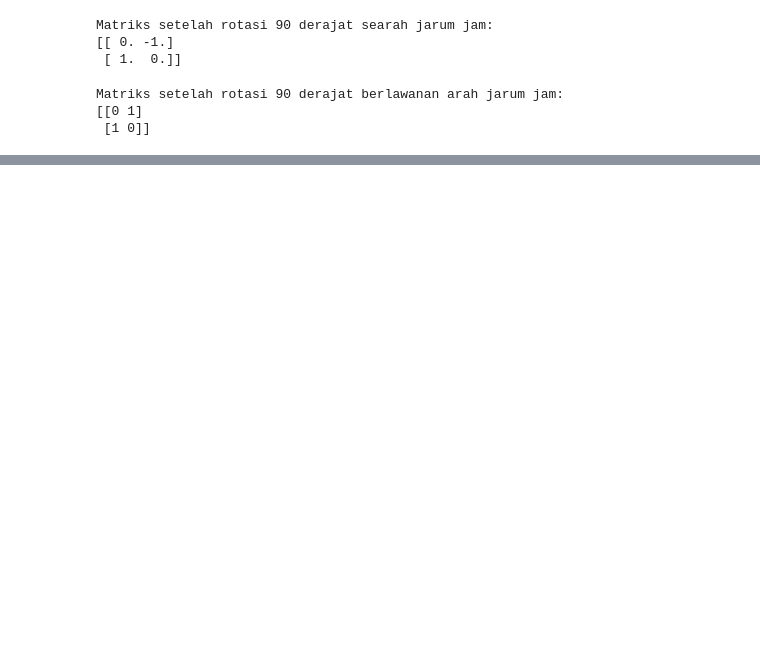
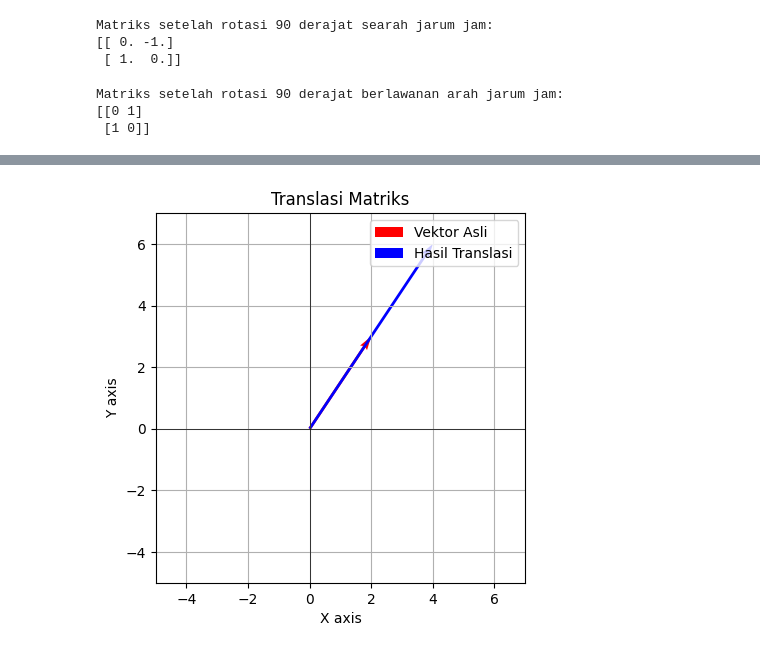
Before and after one commit to AmeliaSafitri/Alin, a Jupyter notebook: _sources/Transformasi.ipynb, the cells around one changed output, grey strips where cells are left out. Saved outputs shown, nothing was run; the diff lists cells and outputs as text; code cells hidden in the pictures; blank space fills up the shorter version.

```diff
--- a/_sources/Transformasi.ipynb
+++ b/_sources/Transformasi.ipynb
@@ -286,0 +380,33 @@ Titik setelah translasi: [1 1]
+# %%
+import numpy as np
+import matplotlib.pyplot as plt
+
+# Matriks translasi
+translation_matrix = np.array([[1, 0, 2], [0, 1, 3], [0, 0, 1]])  # Translasi sebesar (2, 3)
+
+# Vektor asli (ditambahkan dimensi ke-3 untuk koordinat homogen)
+original_vector_homogeneous = np.array([2, 3, 1])
+
+# Menerapkan translasi menggunakan matriks
+translated_vector_homogeneous = np.dot(translation_matrix, original_vector_homogeneous)
+
+# Ambil hasil translasi dari koordinat homogen dan hilangkan dimensi ke-3
+translated_vector = translated_vector_homogeneous[:2]
+
+# Plot vektor asli dan hasil translasi
+plt.figure()
+plt.quiver(0, 0, original_vector[0], original_vector[1], angles='xy', scale_units='xy', scale=1, color='r', label='Vektor Asli')
+plt.quiver(0, 0, translated_vector[0], translated_vector[1], angles='xy', scale_units='xy', scale=1, color='b', label='Hasil Translasi')
+plt.xlim(-5, 7)  # Sesuaikan batas sumbu x sesuai dengan translasi yang dilakukan
+plt.ylim(-5, 7)  # Sesuaikan batas sumbu y sesuai dengan translasi yang dilakukan
+plt.xlabel('X axis')
+plt.ylabel('Y axis')
+plt.title('Translasi Matriks')
+plt.legend()
+plt.grid()
+plt.axhline(0, color='black', linewidth=0.5)
+plt.axvline(0, color='black', linewidth=0.5)
+plt.gca().set_aspect('equal', adjustable='box')
+plt.show()
+# %% [output]
+[figure, added]
```
Also changed, not shown: parts of 19 cells of this notebook, 11 other files.
